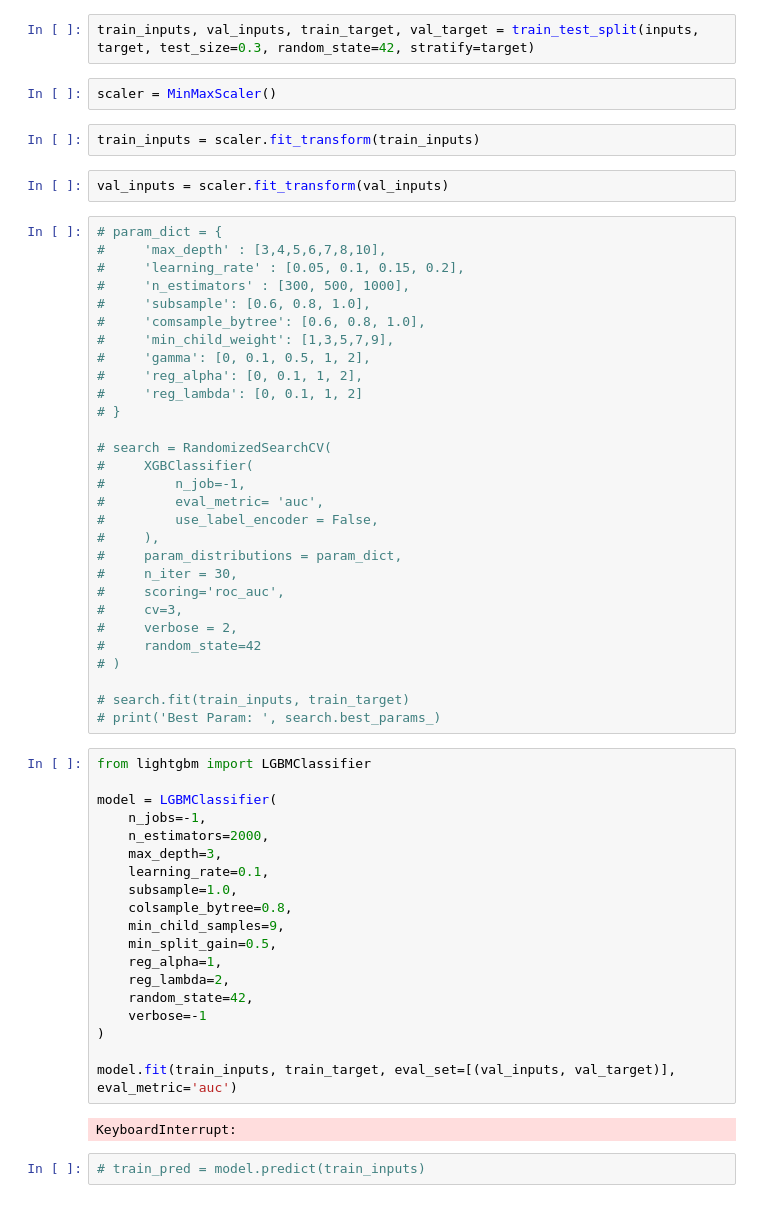
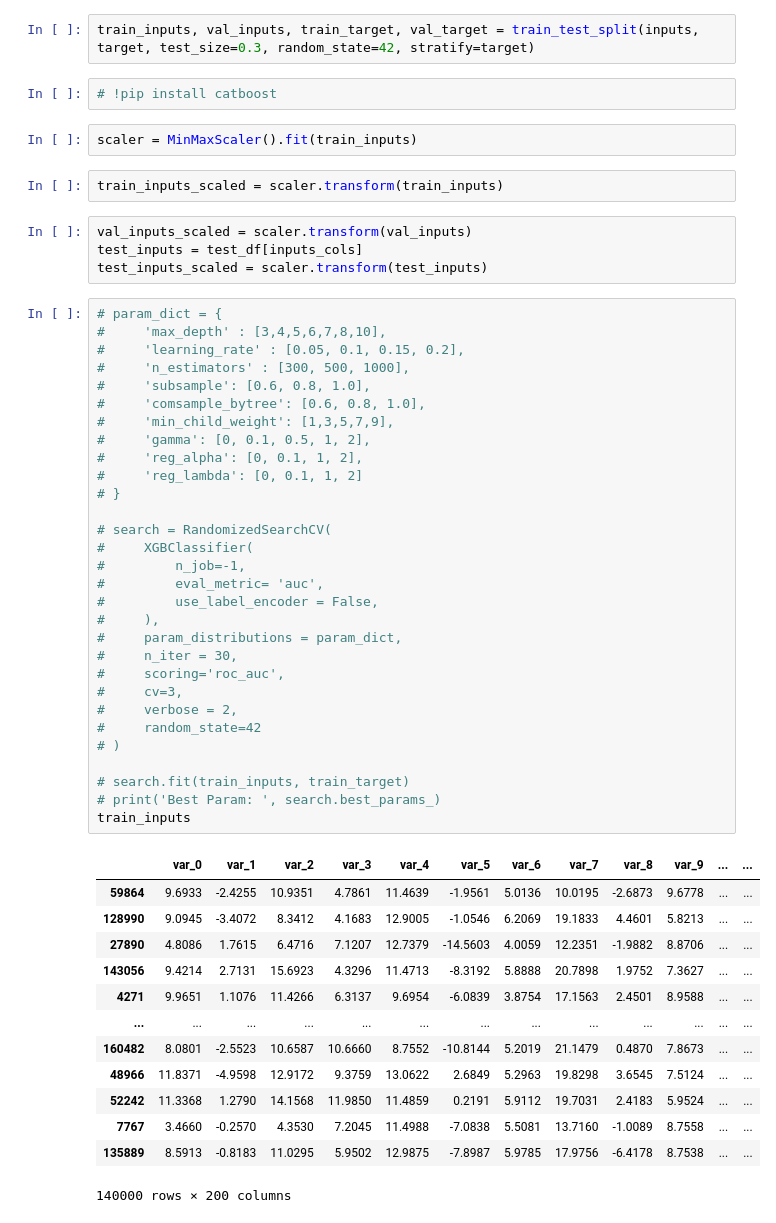
Before and after one commit to rautaditya2606/Santander-Customer-Transaction-Prediction, a Jupyter notebook: santander.ipynb, the cells around one changed output. Drawn from its saved outputs; the diff is of its cells as text.

```diff
--- a/santander.ipynb
+++ b/santander.ipynb
@@ -81,61 +81,57 @@ inputs = raw_df[inputs_cols]
 target = raw_df[target_col]
 # %%
 train_inputs, val_inputs, train_target, val_target = train_test_split(inputs, target, test_size=0.3, random_state=42, stratify=target)
+# %%
+# !pip install catboost
 # %%
-scaler = MinMaxScaler()
+scaler = MinMaxScaler().fit(train_inputs)
 # %%
-train_inputs = scaler.fit_transform(train_inputs)
+train_inputs_scaled = scaler.transform(train_inputs)
-# %%
-val_inputs = scaler.fit_transform(val_inputs)
+# %%
+val_inputs_scaled = scaler.transform(val_inputs)
+test_inputs = test_df[inputs_cols]
+test_inputs_scaled = scaler.transform(test_inputs)
 # %%
 # param_dict = {
 #     'max_depth' : [3,4,5,6,7,8,10],
 #     'learning_rate' : [0.05, 0.1, 0.15, 0.2],
 #     'n_estimators' : [300, 500, 1000],
 #     'subsample': [0.6, 0.8, 1.0],
 #     'comsample_bytree': [0.6, 0.8, 1.0],
 #     'min_child_weight': [1,3,5,7,9],
 #     'gamma': [0, 0.1, 0.5, 1, 2],
 #     'reg_alpha': [0, 0.1, 1, 2],
 #     'reg_lambda': [0, 0.1, 1, 2]
 # }
 
 # search = RandomizedSearchCV(
 #     XGBClassifier(
 #         n_job=-1,
 #         eval_metric= 'auc',
 #         use_label_encoder = False,
 #     ),
 #     param_distributions = param_dict,
 #     n_iter = 30,
 #     scoring='roc_auc',
 #     cv=3,
 #     verbose = 2,
 #     random_state=42
 # )
 
 # search.fit(train_inputs, train_target)
 # print('Best Param: ', search.best_params_)
+train_inputs
+# %% [output]
+|  | var_0 | var_1 | var_2 | var_3 | var_4 | var_5 | var_6 | var_7 | var_8 | var_9 | ... | ... |
+| 59864 | 9.6933 | -2.4255 | 10.9351 | 4.7861 | 11.4639 | -1.9561 | 5.0136 | 10.0195 | -2.6873 | 9.6778 | ... | ... |
+| 128990 | 9.0945 | -3.4072 | 8.3412 | 4.1683 | 12.9005 | -1.0546 | 6.2069 | 19.1833 | 4.4601 | 5.8213 | ... | ... |
+| 27890 | 4.8086 | 1.7615 | 6.4716 | 7.1207 | 12.7379 | -14.5603 | 4.0059 | 12.2351 | -1.9882 | 8.8706 | ... | ... |
+| 143056 | 9.4214 | 2.7131 | 15.6923 | 4.3296 | 11.4713 | -8.3192 | 5.8888 | 20.7898 | 1.9752 | 7.3627 | ... | ... |
+| 4271 | 9.9651 | 1.1076 | 11.4266 | 6.3137 | 9.6954 | -6.0839 | 3.8754 | 17.1563 | 2.4501 | 8.9588 | ... | ... |
+| ... | ... | ... | ... | ... | ... | ... | ... | ... | ... | ... | ... | ... |
+| 160482 | 8.0801 | -2.5523 | 10.6587 | 10.6660 | 8.7552 | -10.8144 | 5.2019 | 21.1479 | 0.4870 | 7.8673 | ... | ... |
+| 48966 | 11.8371 | -4.9598 | 12.9172 | 9.3759 | 13.0622 | 2.6849 | 5.2963 | 19.8298 | 3.6545 | 7.5124 | ... | ... |
+| 52242 | 11.3368 | 1.2790 | 14.1568 | 11.9850 | 11.4859 | 0.2191 | 5.9112 | 19.7031 | 2.4183 | 5.9524 | ... | ... |
+| 7767 | 3.4660 | -0.2570 | 4.3530 | 7.2045 | 11.4988 | -7.0838 | 5.5081 | 13.7160 | -1.0089 | 8.7558 | ... | ... |
+| 135889 | 8.5913 | -0.8183 | 11.0295 | 5.9502 | 12.9875 | -7.8987 | 5.9785 | 17.9756 | -6.4178 | 8.7538 | ... | ... |
+140000 rows × 200 columns
-# %%
-from lightgbm import LGBMClassifier
-
-model = LGBMClassifier(
-    n_jobs=-1,
-    n_estimators=2000,
-    max_depth=3,
-    learning_rate=0.1,
-    subsample=1.0,
-    colsample_bytree=0.8,
-    min_child_samples=9,
-    min_split_gain=0.5,
-    reg_alpha=1,
-    reg_lambda=2,
-    random_state=42,
-    verbose=-1
-)
-
-model.fit(train_inputs, train_target, eval_set=[(val_inputs, val_target)], eval_metric='auc')
-# %% [output]
-KeyboardInterrupt:
-# %%
-# train_pred = model.predict(train_inputs)
```
Also changed, not shown: parts of 10 cells of this notebook.
